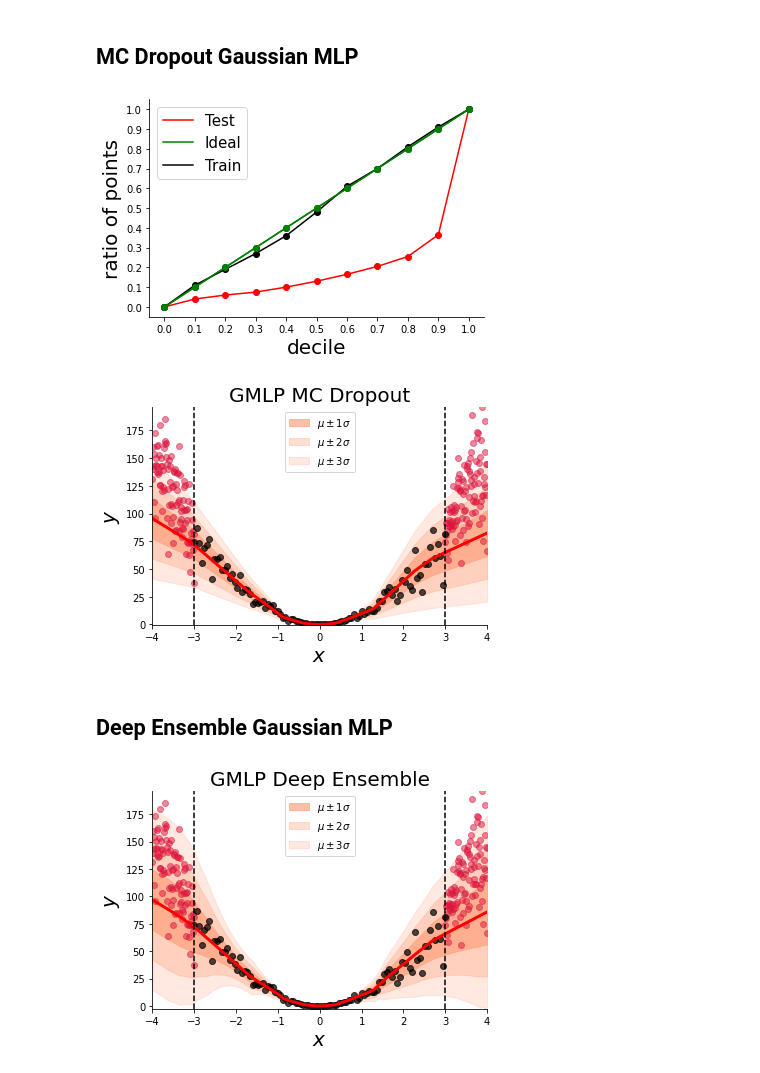
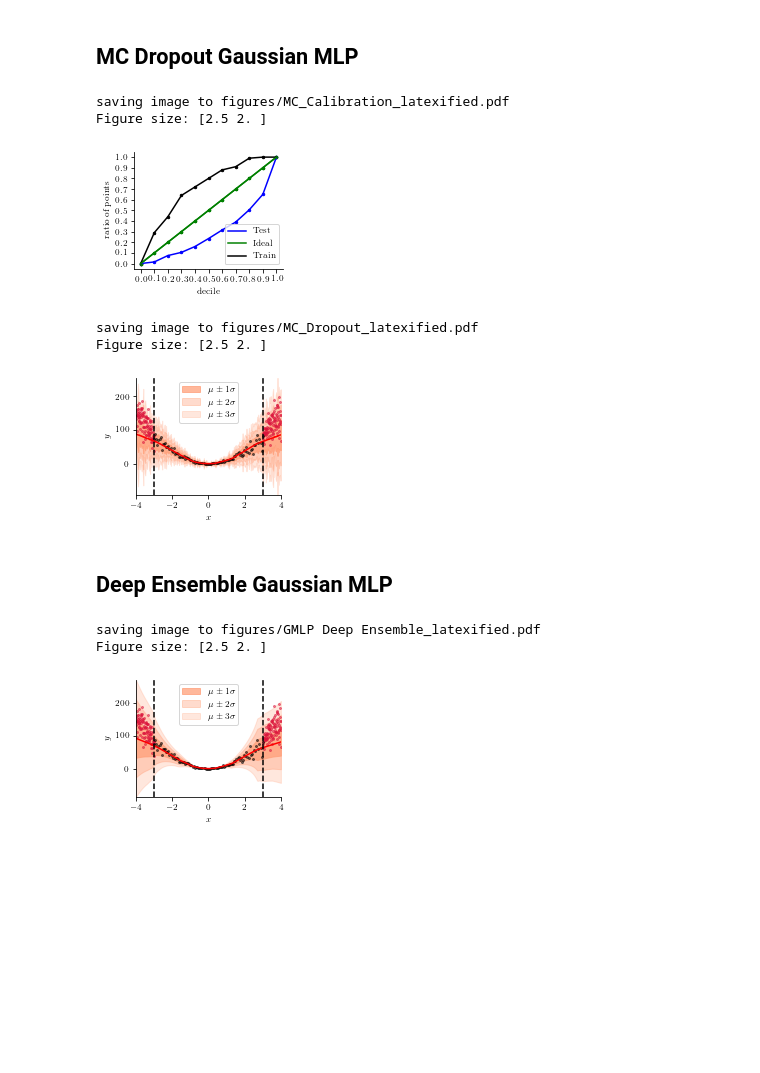
Before and after one commit to nipunbatra/bnn-zoo, a Jupyter notebook: notebooks/regression/heteroDataComparison.ipynb, the cells around one changed output. Cells and saved outputs as stored; diff of their text form; code cells hidden in the pictures; blank space fills up the shorter version.

```diff
--- a/notebooks/regression/heteroDataComparison.ipynb
+++ b/notebooks/regression/heteroDataComparison.ipynb
@@ -66,7 +69,7 @@ y_hat_train.reshape(-1).shape
 # %% [markdown]
 Gaussian MLP
 # %%
-gmlp_model = gmlp(features=[32, 32], activations=[nn.relu] * 2, dropout_rate=[0.03] * 2)
+gmlp_model = gmlp(features=[64, 32], activations=[nn.relu] * 2, dropout_rate=[0.01] * 2)
 # %%
 gmlp_params = gmlp_model.init(jax.random.PRNGKey(100), x_train, True)
 # %%
@@ -76,8 +79,8 @@ gmlp_params, loss = fit(
     x_train,
     y_train,
     deterministic=True,
-    learning_rate=0.003,
-    epochs=2000,
+    learning_rate=0.001,
+    epochs=2500,
 )
 # %%
 gmlp_mean, gmlp_sigma = gmlp_model.apply(gmlp_params, x_linspace_test, True)
@@ -120,43 +134,41 @@ mc_mean, mc_sigma = gmm_mean_var(mean_stacks, sigma_stacks)
-# %%
-y_stacks = jax.vmap(fn, in_axes=(None, 0))(x_test, jnp.arange(n_stacks))
-mean_stacks = y_stacks[0]
-sigma_stacks = y_stacks[1]
-mc_mean_test, mc_sigma_test = gmm_mean_var(mean_stacks, sigma_stacks)
-fig, ax = plt.subplots(1)
-gmlp_mean_test, gmlp_sigma_test = gmlp_model.apply(gmlp_params, x_test, True)
-gmlp_mean_train, gmlp_sigma_train = gmlp_model.apply(gmlp_params, x_train, True)
-_, _ = plot.calibration_regression(
-    gmlp_mean_test, gmlp_sigma_test, y_test, "Red", "Test", ax
-)
-_, _ = plot.calibration_regression(
-    gmlp_mean_train, gmlp_sigma_train, y_train, "black", "Train", ax
-)
-# %% [output]
-[figure, removed]
+# %%
+y_stacks = jax.vmap(fn, in_axes=(None, 0))(x_linspace_test, jnp.arange(n_stacks))
+mc_mean, mc_sigma = gmm_mean_var(y_stacks[0], y_stacks[1])
+y_stacks = jax.vmap(fn, in_axes=(None, 0))(x_test, jnp.arange(n_stacks))
+mc_mean_test, mc_sigma_test = gmm_mean_var(y_stacks[0], y_stacks[1])
+y_stacks = jax.vmap(fn, in_axes=(None, 0))(x_train, jnp.arange(n_stacks))
+mc_mean_train, mc_sigma_train = gmm_mean_var(y_stacks[0], y_stacks[1])
 # %%
+
 fig, ax = plt.subplots(1)
-gmlp_mean_test, gmlp_sigma_test = gmlp_model.apply(gmlp_params, x_test, True)
-gmlp_mean_train, gmlp_sigma_train = gmlp_model.apply(gmlp_params, x_train, True)
 _, _ = plot.calibration_regression(
-    gmlp_mean_test, gmlp_sigma_test, y_test, "Red", "Test", ax
+    mc_mean_test, mc_sigma_test, y_test, "Test", "blue", ax
 )
 _, _ = plot.calibration_regression(
-    gmlp_mean_train, gmlp_sigma_train, y_train, "black", "Train", ax
+    mc_mean_train, mc_sigma_train, y_train, "Train", "black", ax
 )
+savefig("MC_Calibration.pdf")
+# %% [output]
+saving image to figures/MC_Calibration_latexified.pdf
+Figure size: [2.5 2. ]
+[figure, added]
 # %%
 mc_mean, mc_sigma = mc_mean.reshape(n_points), mc_sigma.reshape(n_points)
 plot.plot_prediction_reg(
     x_train,
     y_train,
     x_test,
     y_test,
     x_linspace_test,
     mc_mean,
     mc_sigma,
-    "GMLP MC Dropout",
+    "",
 )
+savefig('MC_Dropout.pdf')
 # %% [output]
+saving image to figures/MC_Dropout_latexified.pdf
+Figure size: [2.5 2. ]
-[figure, old version]
+[figure, new version]
 # %% [markdown]
 ## Deep Ensemble Gaussian MLP
 # %%
@@ -193,10 +205,13 @@ plot.plot_prediction_reg(
     x_linspace_test,
     de_mean,
     de_sigma,
-    "GMLP Deep Ensemble",
+    "",
 )
+savefig('GMLP Deep Ensemble.pdf')
 # %% [output]
+saving image to figures/GMLP Deep Ensemble_latexified.pdf
+Figure size: [2.5 2. ]
-[figure, old version]
+[figure, new version]
 # %%
 fig, ax = plt.subplots(1)
 _, _ = plot.calibration_regression(
```
Also changed, not shown: parts of 24 cells of this notebook, 1 other file.
